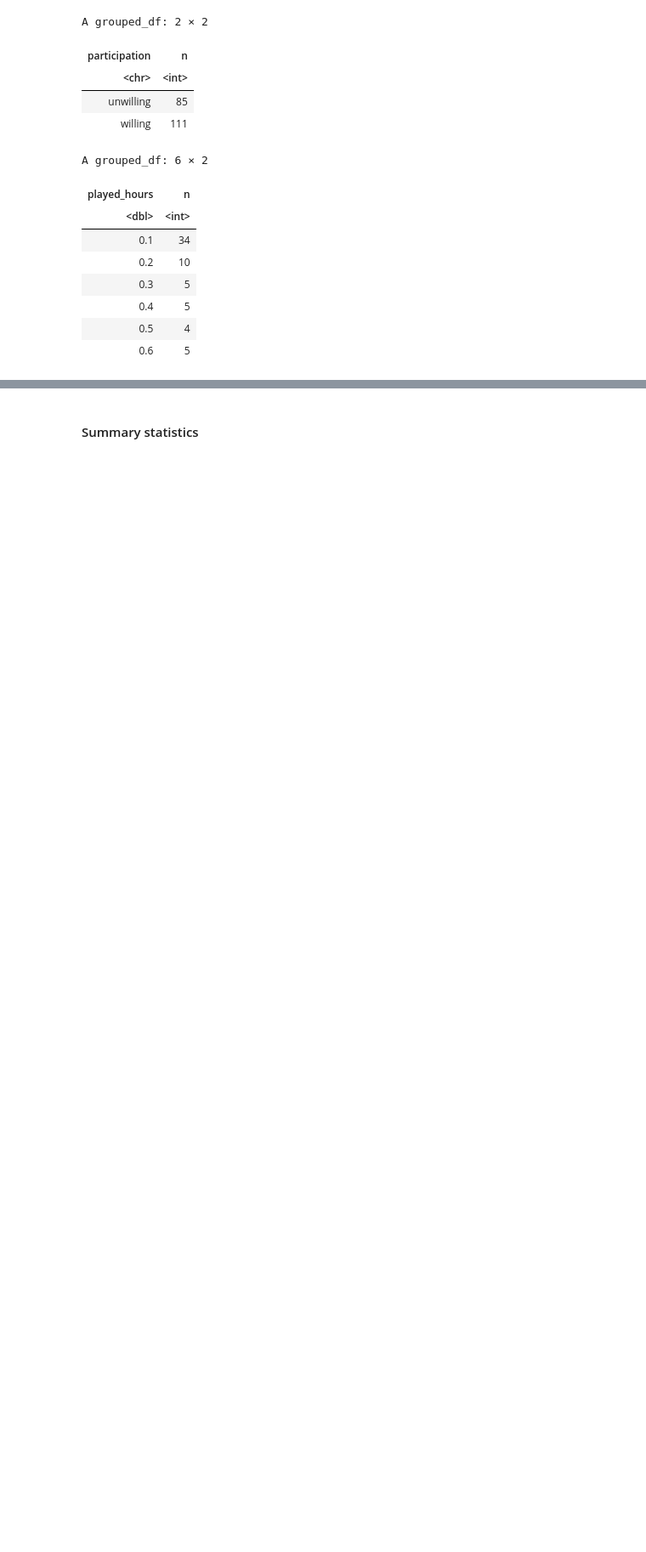
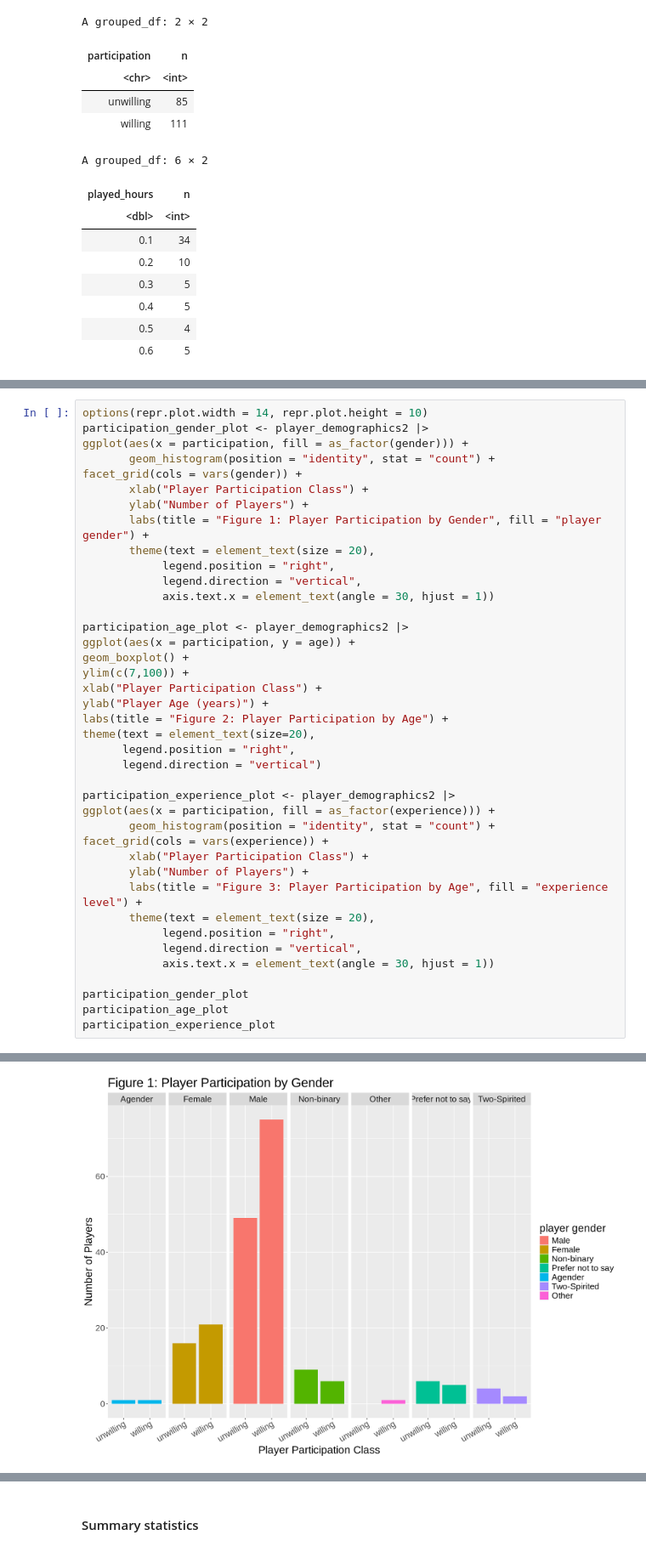
Before and after one commit to LoriTomkowicz/DSCI100_Group_Project_files, a Jupyter notebook: DSCI_group_project.ipynb, the cells around one changed output, grey strips where cells are left out. Shown at 85% size. Saved outputs shown, nothing was run; the diff lists cells and outputs as text; blank space fills up the shorter version.

Commit message:
Visualizations section overhaul
removed 50% ish because it was meant for the regression model

```diff
--- a/DSCI_group_project.ipynb
+++ b/DSCI_group_project.ipynb
@@ -245,0 +130,41 @@ hours_experience_plot
+# %%
+options(repr.plot.width = 14, repr.plot.height = 10)
+participation_gender_plot <- player_demographics2 |>
+ggplot(aes(x = participation, fill = as_factor(gender))) +
+       geom_histogram(position = "identity", stat = "count") +
+facet_grid(cols = vars(gender)) +
+       xlab("Player Participation Class") +
+       ylab("Number of Players") +
+       labs(title = "Figure 1: Player Participation by Gender", fill = "player gender") +
+       theme(text = element_text(size = 20),
+            legend.position = "right",
+            legend.direction = "vertical",
+            axis.text.x = element_text(angle = 30, hjust = 1))
+
+participation_age_plot <- player_demographics2 |>
+ggplot(aes(x = participation, y = age)) +
+geom_boxplot() +
+ylim(c(7,100)) +
+xlab("Player Participation Class") +
+ylab("Player Age (years)") +
+labs(title = "Figure 2: Player Participation by Age") +
+theme(text = element_text(size=20),
+      legend.position = "right",
+      legend.direction = "vertical")
+
+participation_experience_plot <- player_demographics2 |>
+ggplot(aes(x = participation, fill = as_factor(experience))) +
+       geom_histogram(position = "identity", stat = "count") +
+facet_grid(cols = vars(experience)) +
+       xlab("Player Participation Class") +
+       ylab("Number of Players") +
+       labs(title = "Figure 3: Player Participation by Age", fill = "experience level") +
+       theme(text = element_text(size = 20),
+            legend.position = "right",
+            legend.direction = "vertical",
+            axis.text.x = element_text(angle = 30, hjust = 1))
+
+participation_gender_plot
+participation_age_plot
+participation_experience_plot
+# %% [output]
@@ -245,0 +175 @@ hours_experience_plot
+[figure, added]
```
Also changed, not shown: parts of 20 cells of this notebook.
